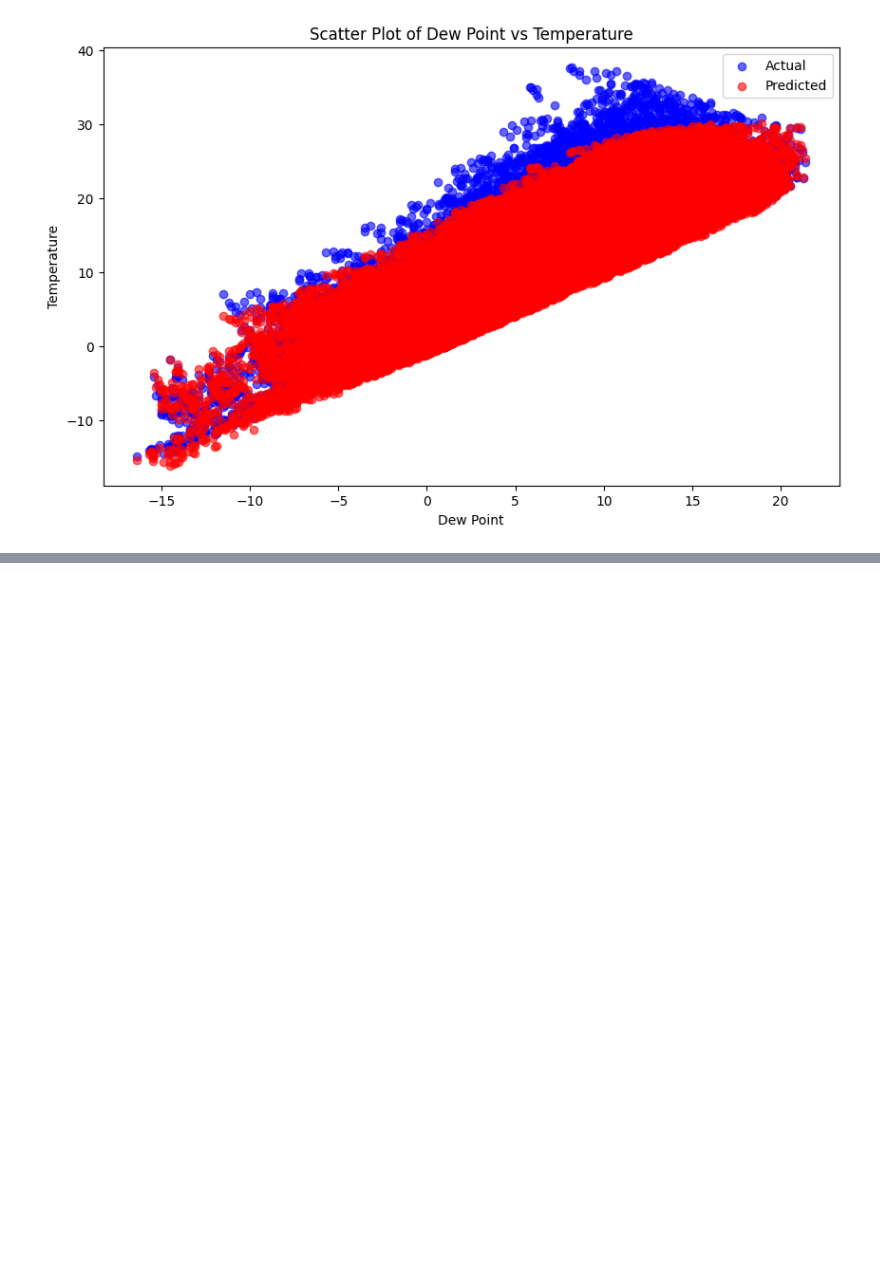
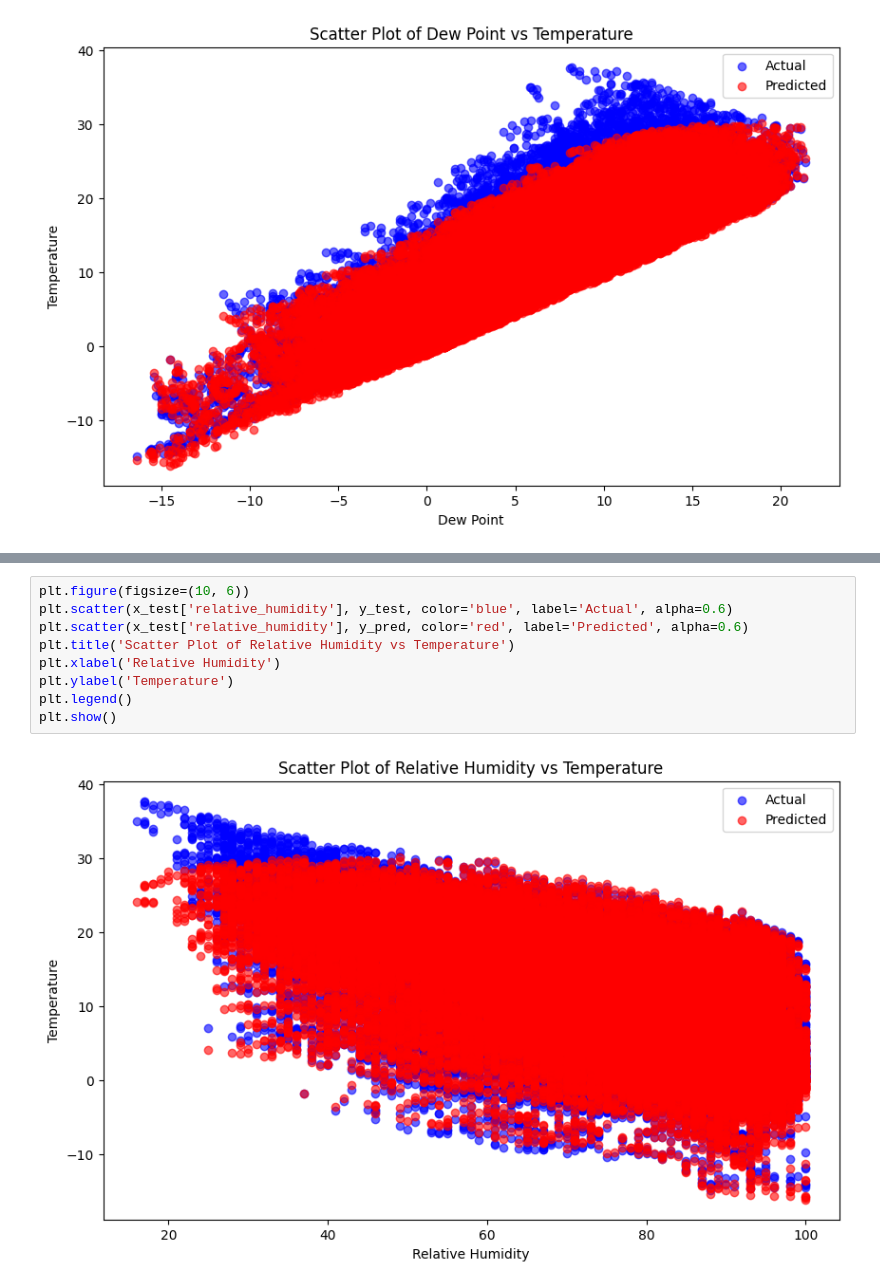
Before and after one commit to katleho-0016/analysis-on-Weather-Series, a Jupyter notebook: analysis.ipynb, the cells around one changed output, grey strips where cells are left out. Saved outputs shown, nothing was run; the diff lists cells and outputs as text; blank space fills up the shorter version.

```diff
--- a/analysis.ipynb
+++ b/analysis.ipynb
@@ -157,0 +172,11 @@ plt.show()
+# %%
+plt.figure(figsize=(10, 6))
+plt.scatter(x_test['relative_humidity'], y_test, color='blue', label='Actual', alpha=0.6)
+plt.scatter(x_test['relative_humidity'], y_pred, color='red', label='Predicted', alpha=0.6)
+plt.title('Scatter Plot of Relative Humidity vs Temperature')
+plt.xlabel('Relative Humidity')
+plt.ylabel('Temperature')
+plt.legend()
+plt.show()
+# %% [output]
+[figure, added]
```
Also changed, not shown: parts of 2 cells of this notebook.
